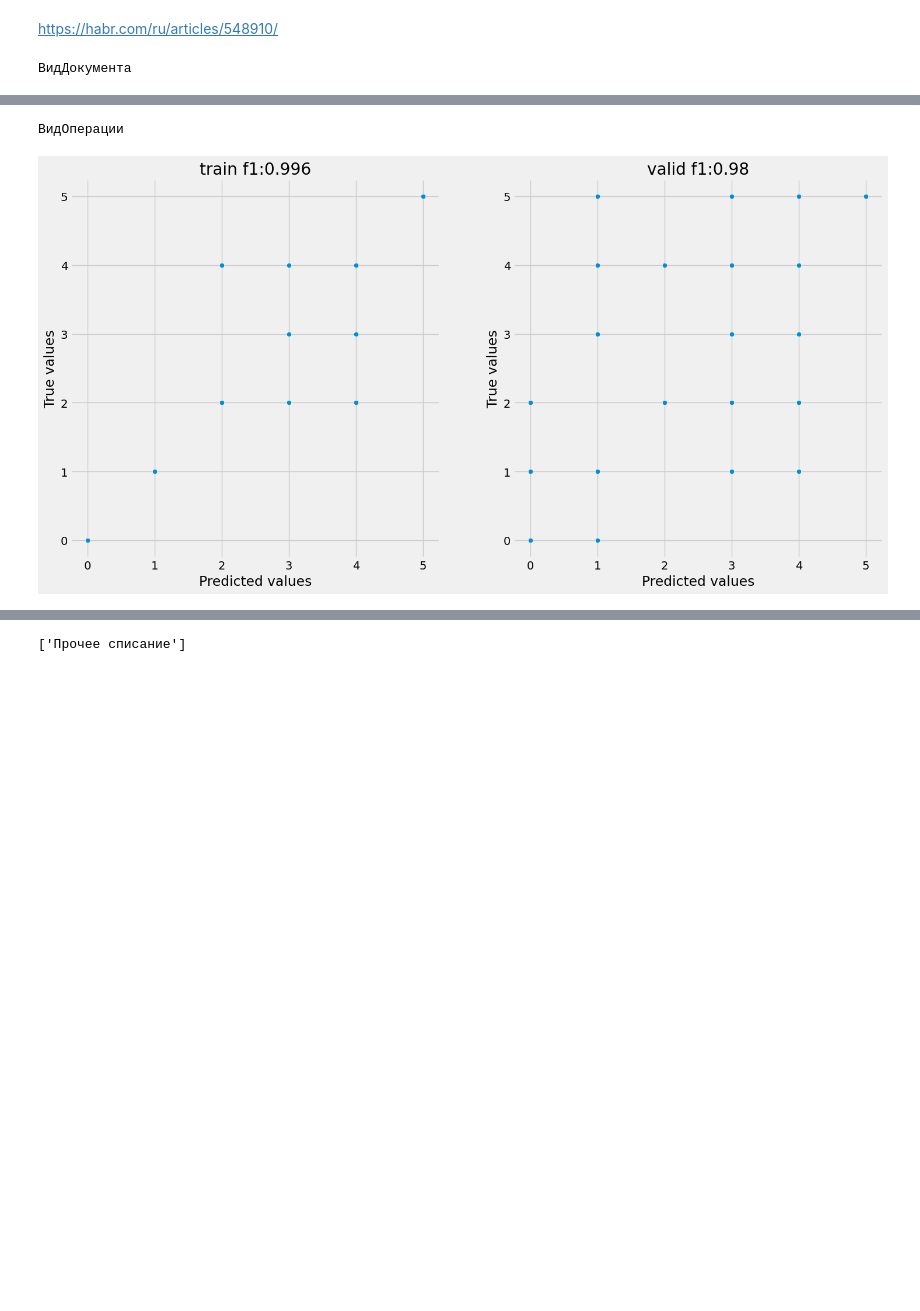
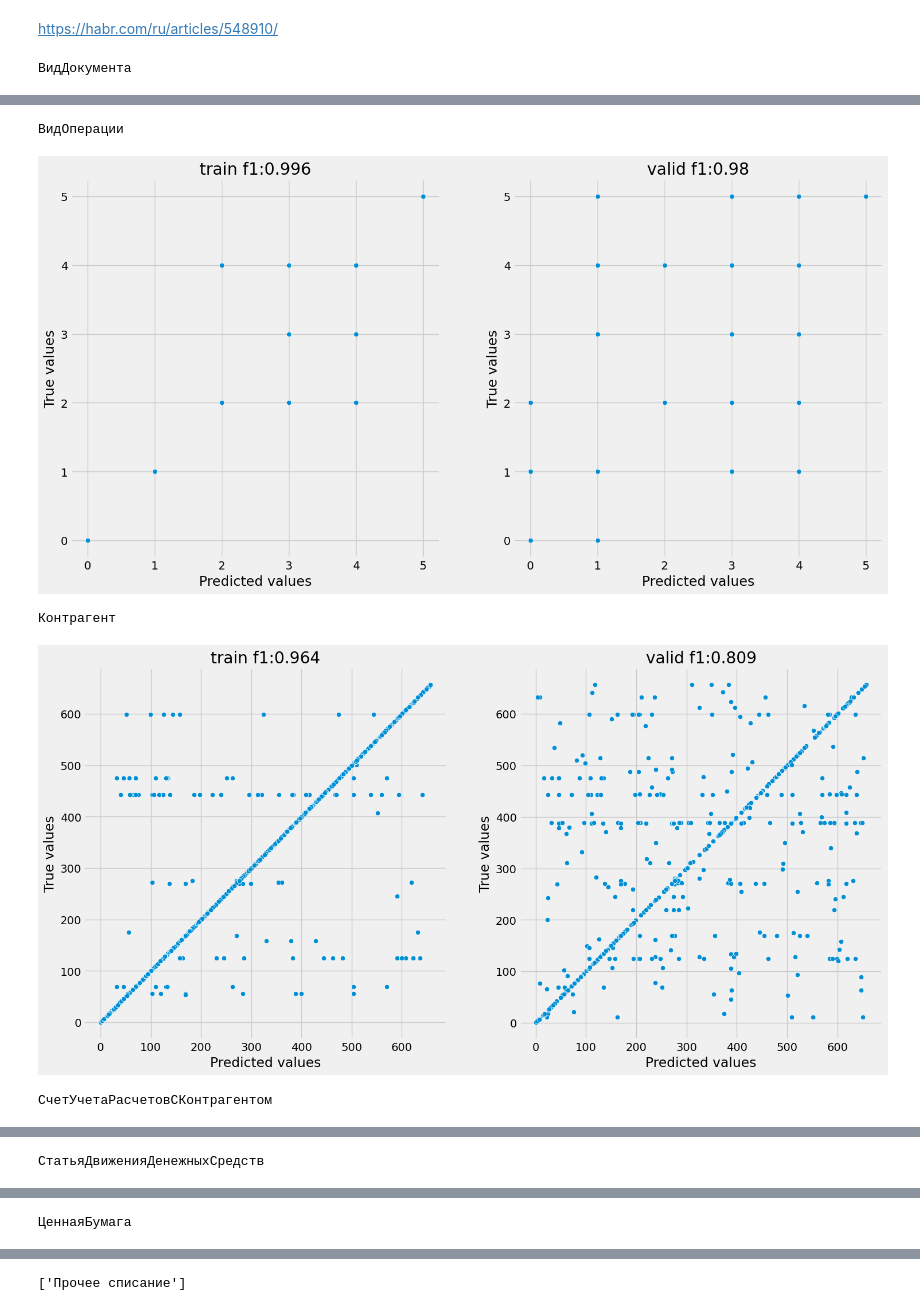
Before and after one commit to BlackStoneShadow/Python, a Jupyter notebook: Diplom/model.ipynb, the cells around one changed output, grey strips where cells are left out. Saved outputs shown, nothing was run; the diff lists cells and outputs as text; code cells hidden in the pictures; blank space fills up the shorter version.

```diff
--- a/Diplom/model.ipynb
+++ b/Diplom/model.ipynb
@@ -207,7 +207,7 @@ class DataPipeline:
         self.__target__ = state["target"]
 
     def prepare(self, data):
-        data = DataFrame(data[self.__features__ + [self.__target__]])
+        data = DataFrame(data[self.__features__ + [self.__target__] if self.__target__ in data.columns else []])
         data = DataFrame(data[~data[self.__target__].isna()])
 
         return data
@@ -448,22 +448,24 @@ class DataPipeline:
 # %%
 # загрузка обучающего набора
 train_data = DataFrame(pd.read_csv("train.csv", sep=';', on_bad_lines='skip'))
 pipelines = dict()
 # обучения моделей для каждого целевой переменной
-for target in ['ВидДокумента','ВидОперации']:
-#for target in ['ВидДокумента','ВидОперации','Контрагент','СчетУчетаРасчетовСКонтрагентом','СтатьяДвиженияДенежныхСредств','ЦеннаяБумага','НоменклатурнаяГруппа','СубконтоДт1','СубконтоДт2','СубконтоДт3','СубконтоДт4']:
+for target in ['ВидДокумента','ВидОперации','Контрагент','СчетУчетаРасчетовСКонтрагентом','СтатьяДвиженияДенежныхСредств','ЦеннаяБумага','НоменклатурнаяГруппа','СубконтоДт1','СубконтоДт2','СубконтоДт3','СубконтоДт4']:
     print(target)
     pipeline = DataPipeline(train_data=train_data, features=['Person_Id','Contract_Id','Account_Id','AccountPart_Id','Comments'], target=target)
     pipeline.transform(pipeline.train_data)
     pipeline.fit(LogisticRegression(), pipeline.sc_train_data)
     pipeline.scatterplot(pipeline.model, pipeline.sc_train_data)
     # сериализация модели
     pipelines[target] = pickle.dumps(pipeline)
 # сохранение конвейеров в файл
 with open("pipelines.pkl", "wb") as f:
     pickle.dump(pipelines, f)
 # %% [output]
 ВидДокумента
 [figure]
 ВидОперации
 [figure]
+Контрагент
+[figure, added]
+СчетУчетаРасчетовСКонтрагентом
@@ -469,0 +473 @@ with open("pipelines.pkl", "wb") as f:
+СтатьяДвиженияДенежныхСредств
@@ -469,0 +475 @@ with open("pipelines.pkl", "wb") as f:
+ЦеннаяБумага
```
Also changed, not shown: parts of 5 cells of this notebook, 5 other files.
